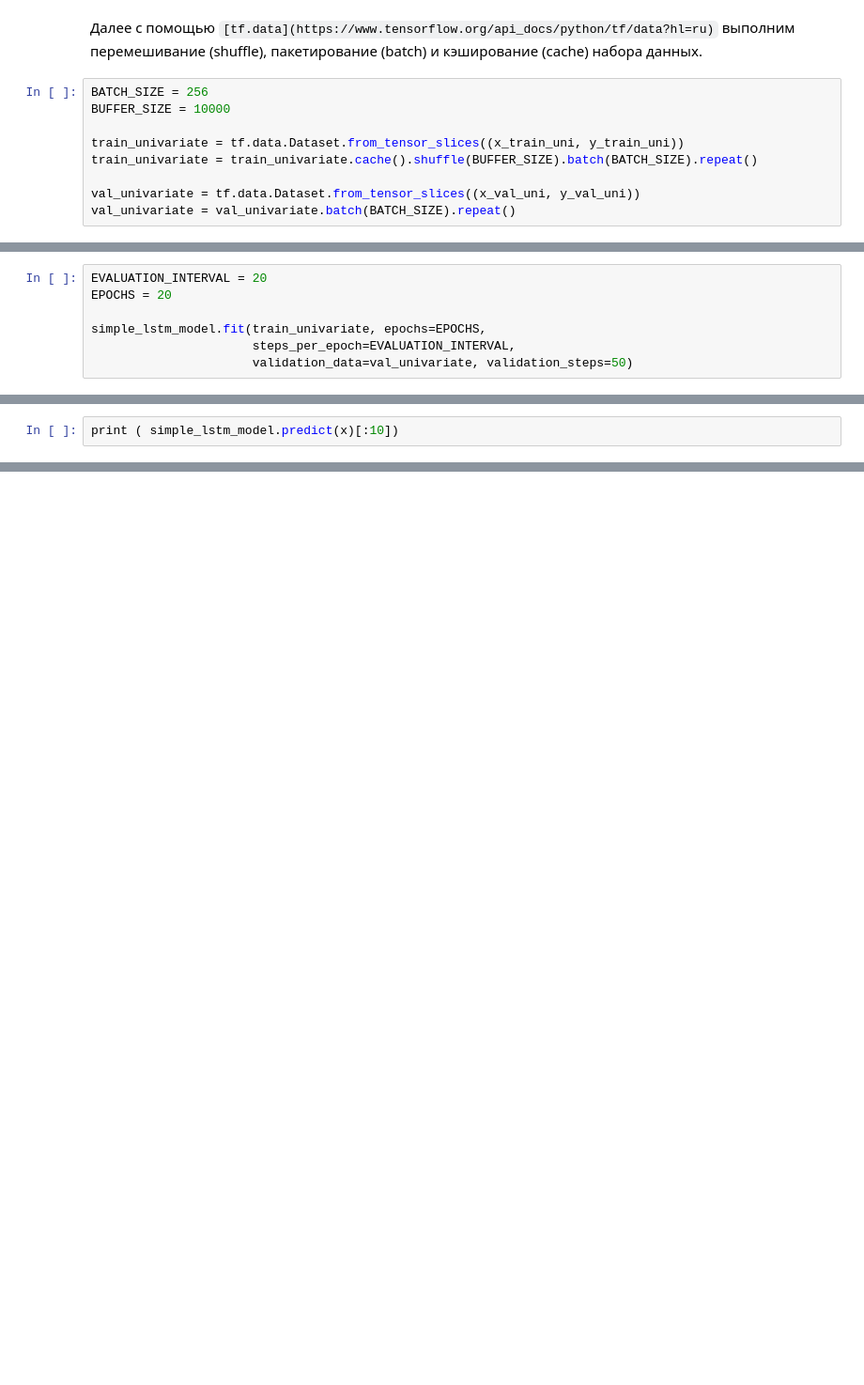
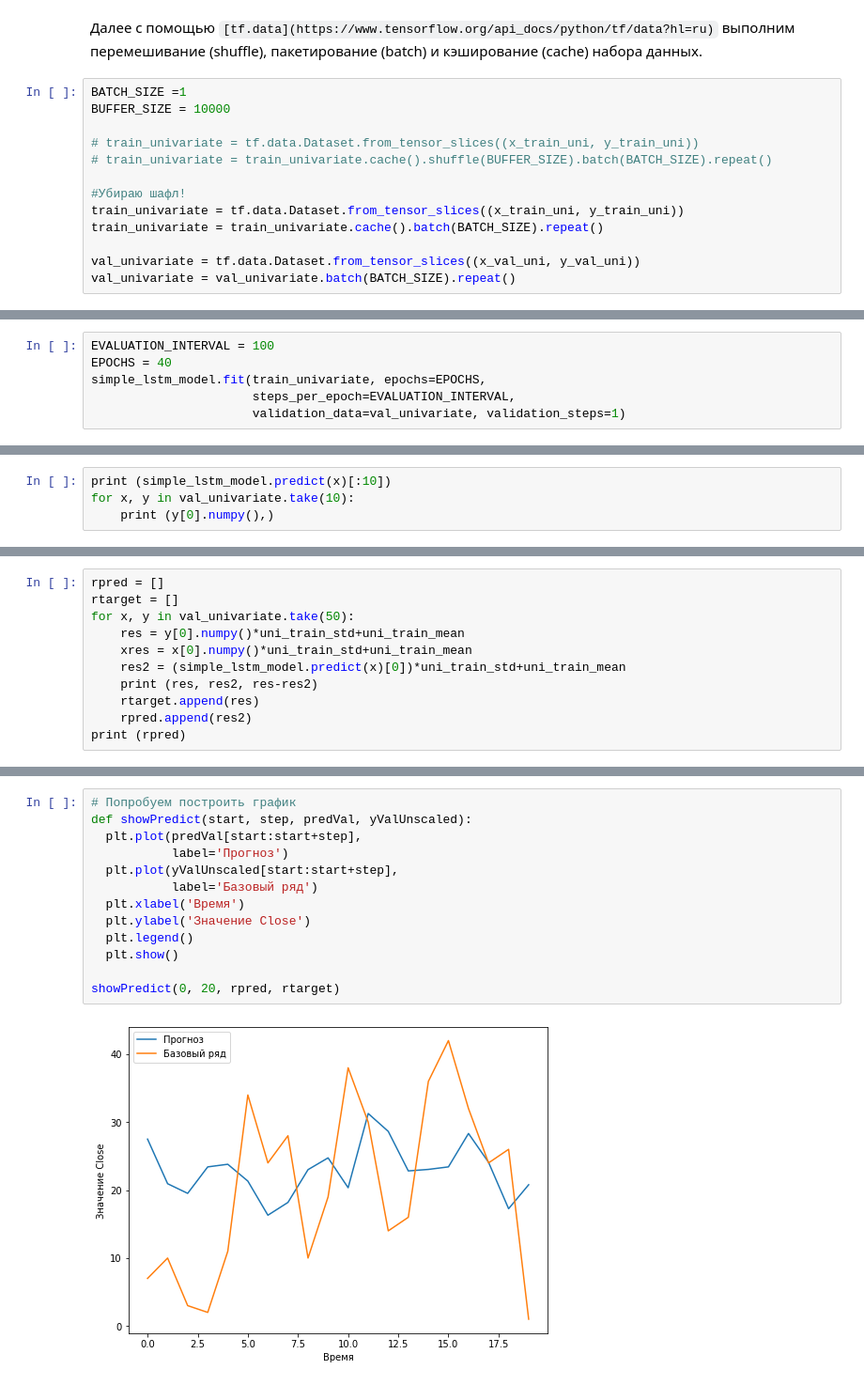
Before and after one commit to fazalpge/Forecast, a Jupyter notebook: pythonProject/Forecast_nuberline_6_LSTM.ipynb, the cells around one changed output, grey strips where cells are left out. Shown at 94% size. Cells and saved outputs as stored; diff of their text form; blank space fills up the shorter version.

```diff
--- a/pythonProject/Forecast_nuberline_6_LSTM.ipynb
+++ b/pythonProject/Forecast_nuberline_6_LSTM.ipynb
@@ -195,11 +178,15 @@ show_plot([x_train_uni[0], y_train_uni[0], baseline(x_train_uni[0])], 0,
 # %% [markdown]
 Далее с помощью `[tf.data](https://www.tensorflow.org/api_docs/python/tf/data?hl=ru)` выполним перемешивание (shuffle), пакетирование (batch) и кэширование (cache) набора данных.
 # %%
-BATCH_SIZE = 256
+BATCH_SIZE =1
 BUFFER_SIZE = 10000
 
+# train_univariate = tf.data.Dataset.from_tensor_slices((x_train_uni, y_train_uni))
+# train_univariate = train_univariate.cache().shuffle(BUFFER_SIZE).batch(BATCH_SIZE).repeat()
+
+#Убираю шафл!
 train_univariate = tf.data.Dataset.from_tensor_slices((x_train_uni, y_train_uni))
-train_univariate = train_univariate.cache().shuffle(BUFFER_SIZE).batch(BATCH_SIZE).repeat()
+train_univariate = train_univariate.cache().batch(BATCH_SIZE).repeat()
 
 val_univariate = tf.data.Dataset.from_tensor_slices((x_val_uni, y_val_uni))
 val_univariate = val_univariate.batch(BATCH_SIZE).repeat()
@@ -221,8 +208,7 @@ print(x_train_uni.shape)
 # %%
-EVALUATION_INTERVAL = 20
-EPOCHS = 20
-
+EVALUATION_INTERVAL = 100
+EPOCHS = 40
 simple_lstm_model.fit(train_univariate, epochs=EPOCHS,
                       steps_per_epoch=EVALUATION_INTERVAL,
-                      validation_data=val_univariate, validation_steps=50)
+                      validation_data=val_univariate, validation_steps=1)
 # %% [output]
@@ -263,3 +254,5 @@ for x, y in val_univariate.take(10):
 # %%
-print ( simple_lstm_model.predict(x)[:10])
+print (simple_lstm_model.predict(x)[:10])
+for x, y in val_univariate.take(10):
+	print (y[0].numpy(),)
 # %% [output]
@@ -275,0 +270,11 @@ print(sess.run(c))
+# %%
+rpred = []
+rtarget = []
+for x, y in val_univariate.take(50):
+	res = y[0].numpy()*uni_train_std+uni_train_mean
+	xres = x[0].numpy()*uni_train_std+uni_train_mean
+	res2 = (simple_lstm_model.predict(x)[0])*uni_train_std+uni_train_mean
+	print (res, res2, res-res2)
+	rtarget.append(res)
+	rpred.append(res2)
+print (rpred)
@@ -275,0 +299,15 @@ print(sess.run(c))
+# %%
+# Попробуем построить график
+def showPredict(start, step, predVal, yValUnscaled):
+  plt.plot(predVal[start:start+step],
+           label='Прогноз')
+  plt.plot(yValUnscaled[start:start+step],
+           label='Базовый ряд')
+  plt.xlabel('Время')
+  plt.ylabel('Значение Close')
+  plt.legend()
+  plt.show()
+
+showPredict(0, 20, rpred, rtarget)
+# %% [output]
+[figure, added]
```
Also changed, not shown: parts of 18 cells of this notebook.
